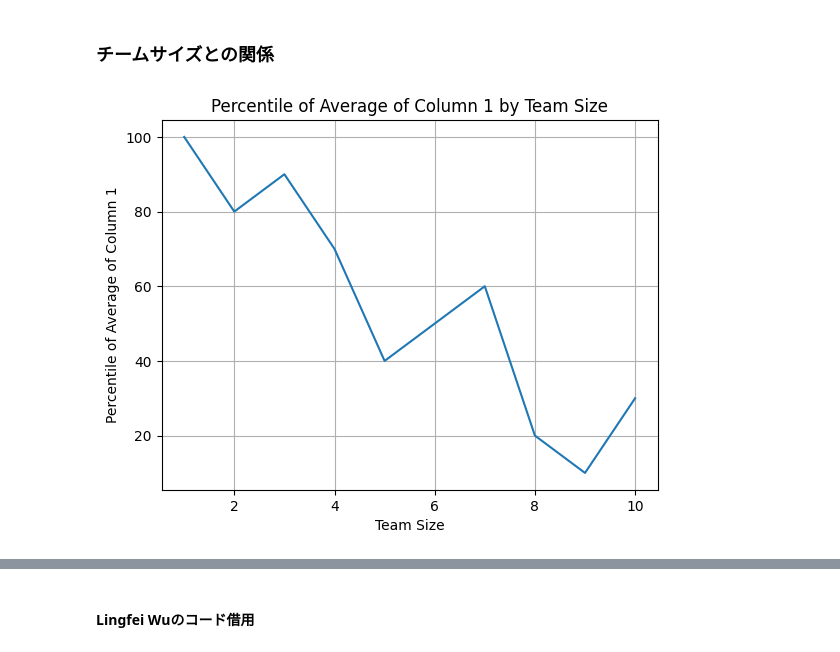
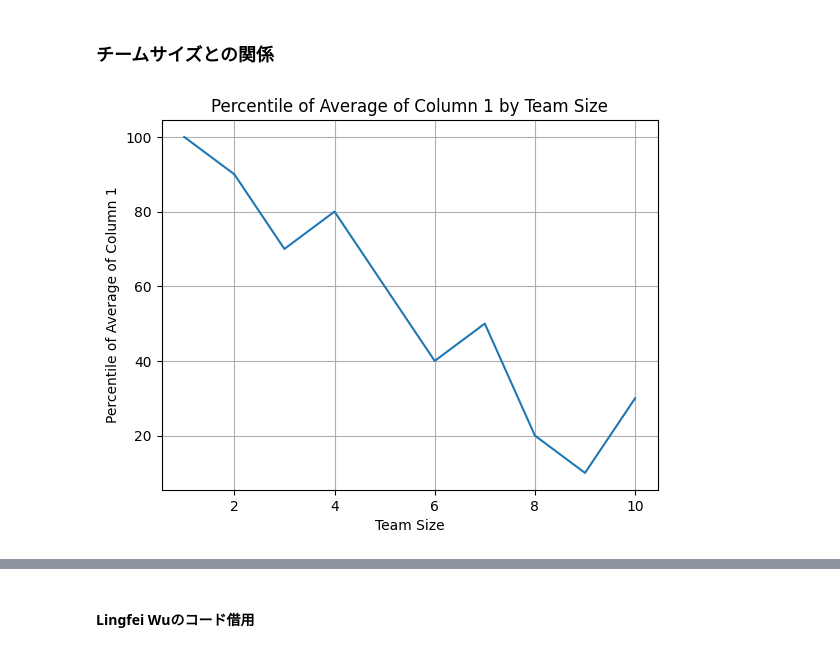
Before and after one commit to ScisciJP/tutorial_jp, a Jupyter notebook: 3-Disruptiveness copy.ipynb, the cells around one changed output, grey strips where cells are left out. Cells and saved outputs as stored; diff of their text form; code cells hidden in the pictures.

```diff
--- a/3-Disruptiveness copy.ipynb
+++ b/3-Disruptiveness copy.ipynb
@@ -465,23 +465,23 @@ scores_filtered
 ### チームサイズとの関係
 # %%
 # team_sizeが1から10までのデータを抽出
-filtered_df = scores_filtered[scores_filtered['team_size'].between(1, 10)]
+filtered_df = scores_notna[scores_notna['team_size'].between(1, 10)]
 
 # team_sizeごとにグループ化し、1というカラムの平均値を計算
 grouped_df = filtered_df.groupby('team_size').mean()
 
 # 全体の平均値のパーセンタイルを計算
 percentiles = grouped_df.rank(pct=True) * 100
 
 # グラフの描画
 plt.plot(percentiles.index, percentiles[1])
 plt.xlabel('Team Size')
 plt.ylabel('Percentile of Average of Column 1')
 plt.title('Percentile of Average of Column 1 by Team Size')
 plt.grid(True)
 plt.show()
 # %% [output]
-[figure, old version]
+[figure, new version]
 # %%
 # パーセントの値がキリ良すぎるので何か間違っていそう
 # cited_countのパーセンタイルに基づいてデータを分割
```
Also changed, not shown: parts of 9 cells of this notebook.
